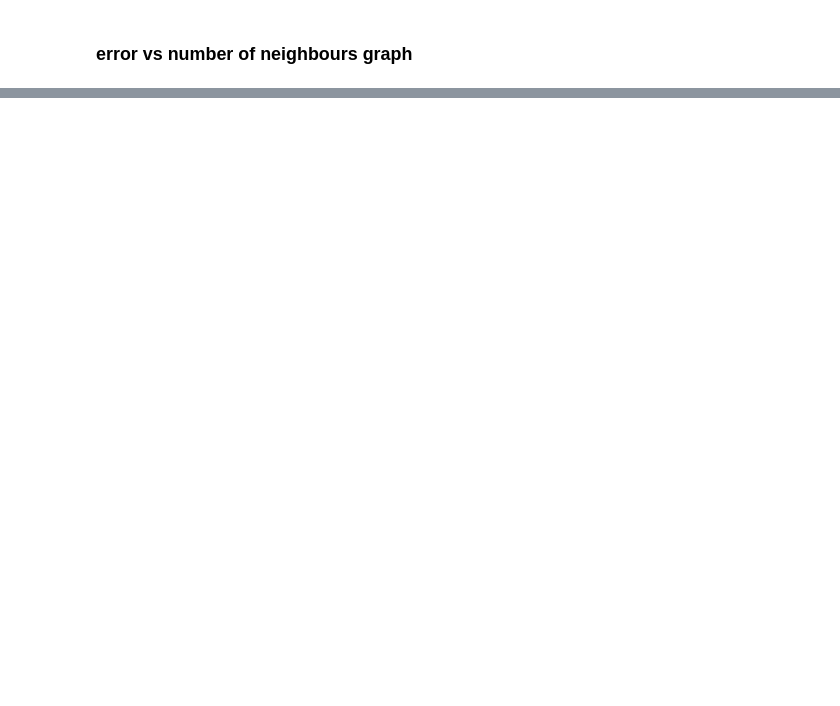
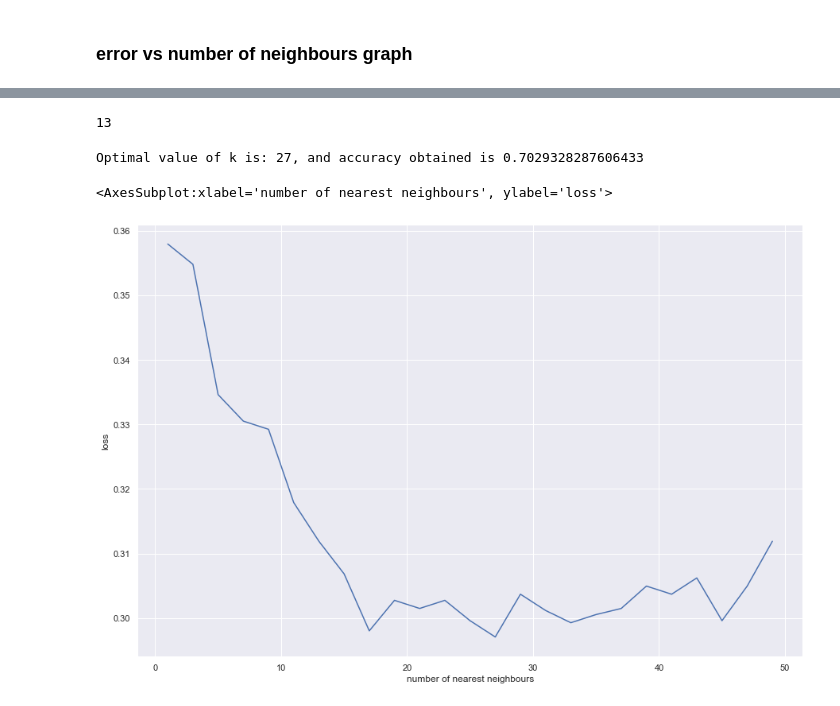
Before and after one commit to Ramyanee/NaiveBias-KNN-Kmeans, a Jupyter notebook: q2.ipynb, the cells around one changed output, grey strips where cells are left out. Cells and saved outputs as stored; diff of their text form; code cells hidden in the pictures; blank space fills up the shorter version.

```diff
--- a/q2.ipynb
+++ b/q2.ipynb
@@ -201,0 +205,26 @@ neigh.score(X_test,y_test)
+# %%
+K = np.arange(1,50,2)
+records = []
+for k in K:
+    clf = KNN(k,2,'uniform')
+    clf.fit(X_train,y_train)
+    s = clf.score(X_test,y_test)
+    records.append([k,s])
+
+records = np.array(records)
+np.argmax(records[:,1])
+# %% [output]
+13
+# %%
+opt_k = int(records[np.argmax(records[:,1])][0])
+acc = records[np.argmax(records[:,1])][1]
+print(f"Optimal value of k is: {opt_k}, and accuracy obtained is {acc}")
+# %% [output]
+Optimal value of k is: 27, and accuracy obtained is 0.7029328287606433
+# %%
+plt.xlabel("number of nearest neighbours")
+plt.ylabel("loss")
+sns.lineplot(x=records[:,0],y=1-records[:,1])
+# %% [output]
+<AxesSubplot:xlabel='number of nearest neighbours', ylabel='loss'>
+[figure, added]
```
Also changed, not shown: parts of 14 cells of this notebook.
